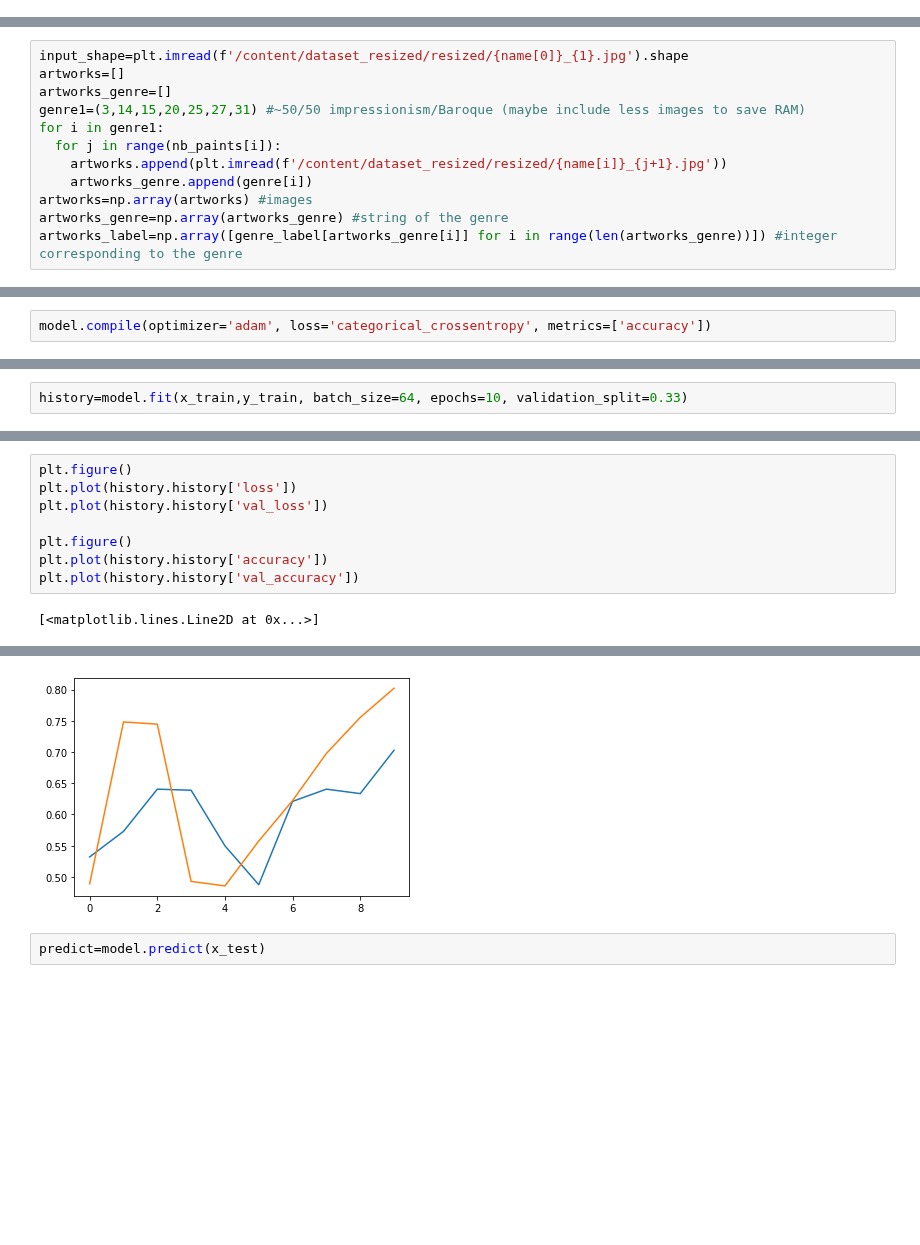
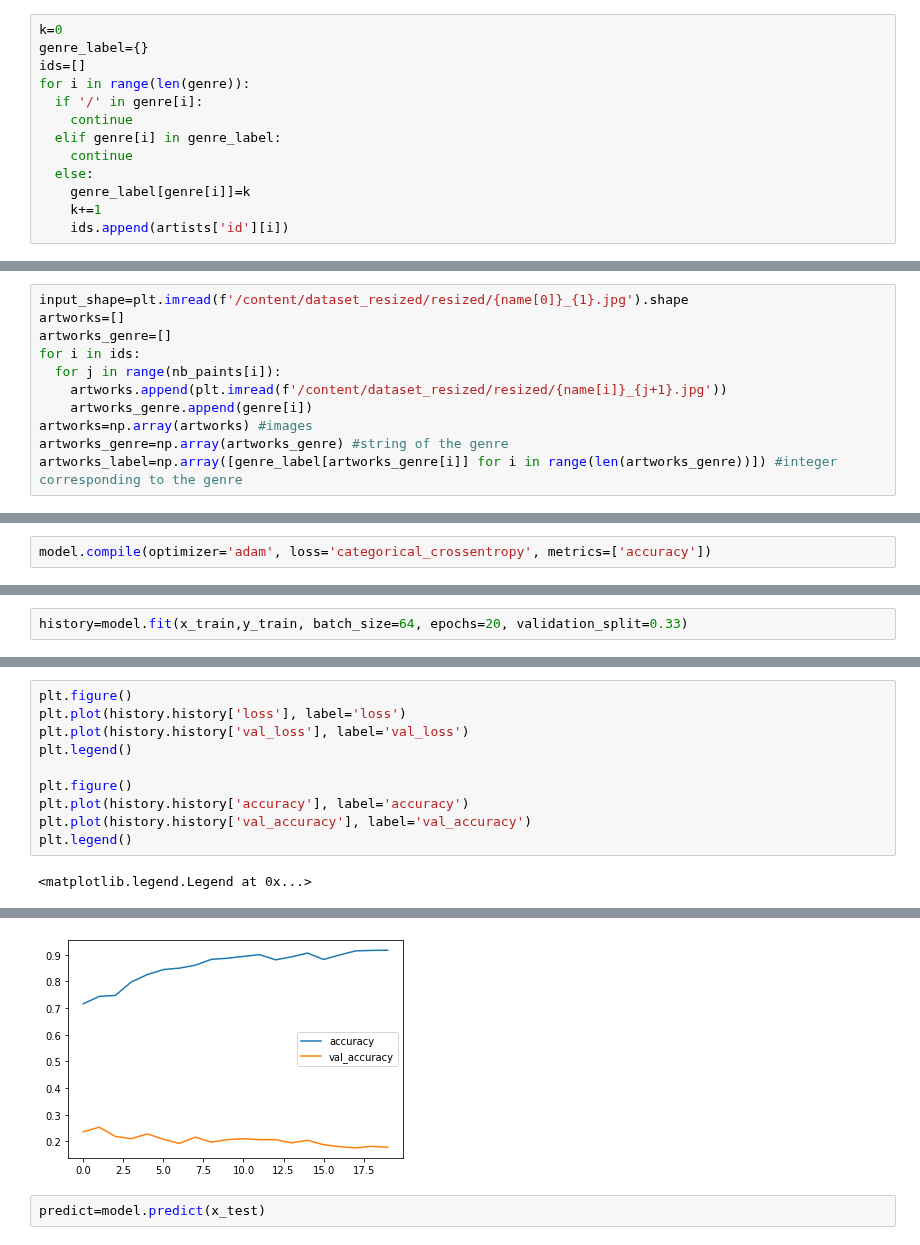
Before and after one commit to sirius59/ART_AI, a Jupyter notebook: ART_AI.ipynb, the cells around one changed output, grey strips where cells are left out. Cells and saved outputs as stored; diff of their text form; blank space fills up the shorter version.

```diff
--- a/ART_AI.ipynb
+++ b/ART_AI.ipynb
@@ -74,3 +69,16 @@ genre_label={'Impressionism':0,'Baroque':1}
+# %%
+k=0
+genre_label={}
+ids=[]
+for i in range(len(genre)):
+  if '/' in genre[i]:
+    continue
+  elif genre[i] in genre_label:
+    continue
+  else:
+    genre_label[genre[i]]=k
+    k+=1
+    ids.append(artists['id'][i])
 # %%
 nb_classes=len(genre_label)
 # %% [markdown]
@@ -96,8 +96,7 @@ We choose 2 differents styles well represented in the dataset en choose 4 artist
 input_shape=plt.imread(f'/content/dataset_resized/resized/{name[0]}_{1}.jpg').shape
 artworks=[]
 artworks_genre=[]
-genre1=(3,14,15,20,25,27,31) #~50/50 impressionism/Baroque (maybe include less images to save RAM)
-for i in genre1:
+for i in ids:
   for j in range(nb_paints[i]):
     artworks.append(plt.imread(f'/content/dataset_resized/resized/{name[i]}_{j+1}.jpg'))
     artworks_genre.append(genre[i])
@@ -172,5 +171,5 @@ Trainable params: 44,840,750
 Non-trainable params: 0
 _________________________________________________________________
 # %%
-history=model.fit(x_train,y_train, batch_size=64, epochs=10, validation_split=0.33)
+history=model.fit(x_train,y_train, batch_size=64, epochs=20, validation_split=0.33)
 # %% [output]
@@ -197,10 +193,12 @@ Epoch 10/10
 # %%
 plt.figure()
-plt.plot(history.history['loss'])
-plt.plot(history.history['val_loss'])
+plt.plot(history.history['loss'], label='loss')
+plt.plot(history.history['val_loss'], label='val_loss')
+plt.legend()
 
 plt.figure()
-plt.plot(history.history['accuracy'])
-plt.plot(history.history['val_accuracy'])
+plt.plot(history.history['accuracy'], label='accuracy')
+plt.plot(history.history['val_accuracy'], label='val_accuracy')
+plt.legend()
 # %% [output]
-[<matplotlib.lines.Line2D at 0x...>]
+<matplotlib.legend.Legend at 0x...>
@@ -208,4 +206,4 @@ plt.plot(history.history['val_accuracy'])
-[figure, old version]
+[figure, new version]
 # %%
 predict=model.predict(x_test)
 # %%
```
Also changed, not shown: parts of 11 cells of this notebook.
